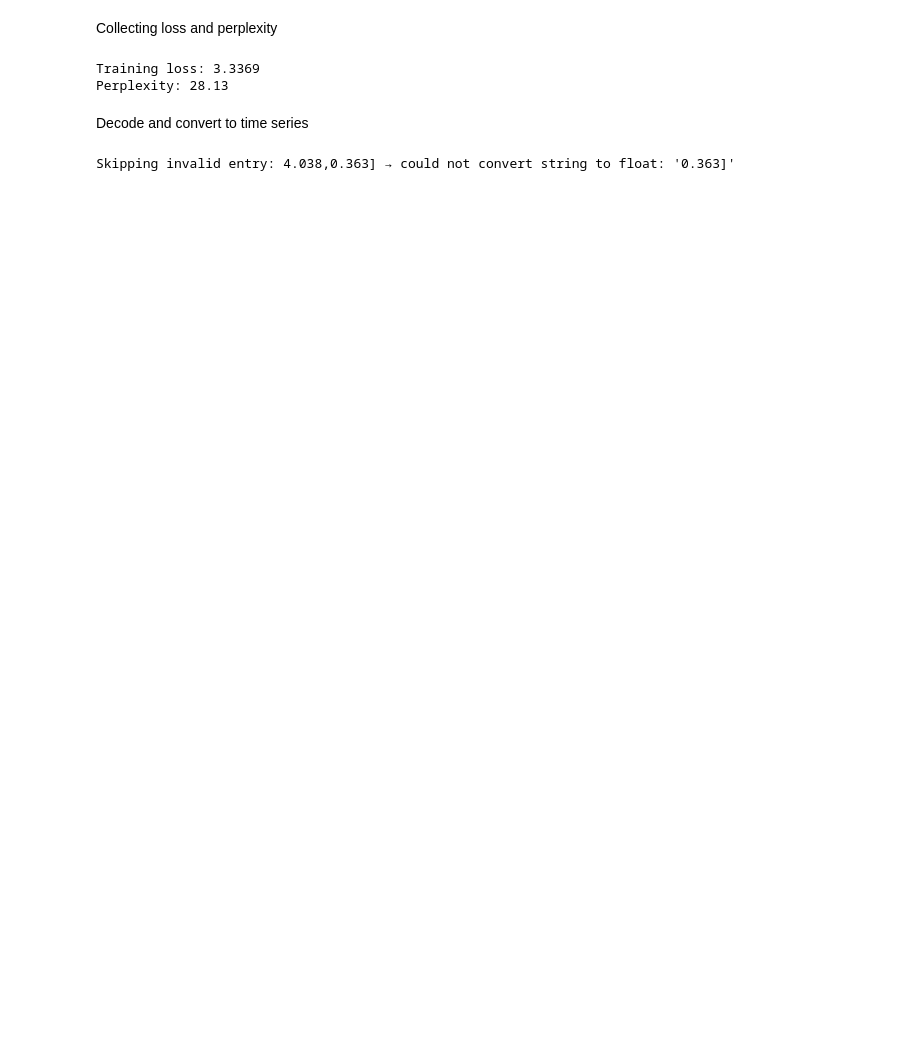
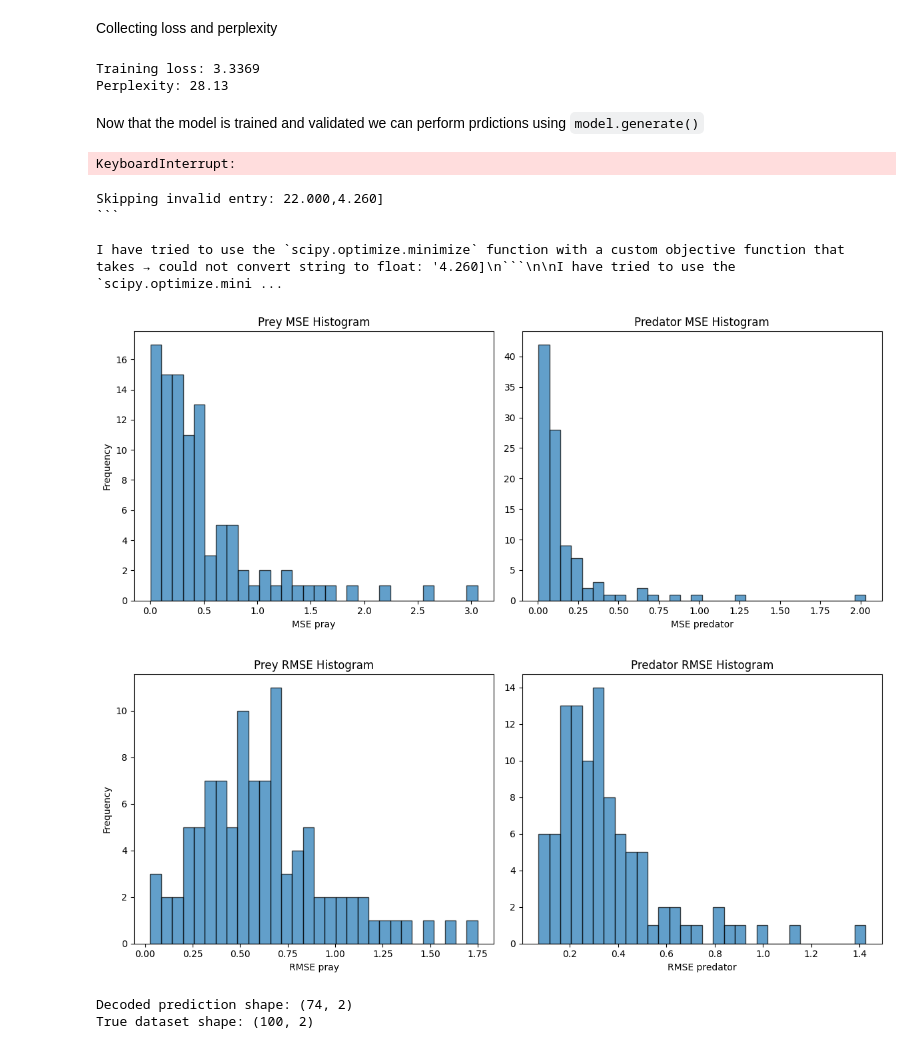
Before and after one commit to MatteoMancini01/M2_Cw, a Jupyter notebook: training_lora.ipynb, the cells around one changed output. Drawn from its saved outputs; the diff is of its cells as text; code cells hidden in the pictures; blank space fills up the shorter version.

````diff
--- a/training_lora.ipynb
+++ b/training_lora.ipynb
@@ -197,10 +157,0 @@ for i in range(len(tok_val_texts_70)):
-# %% [markdown]
-Decode and convert to time series
-# %%
-predictions_decoded = []
-
-for i in range(len(tok_val_texts_70)):
-    decoded_output = string_to_array(tokenizer.decode(predictions_encoded[i][0], skip_special_tokens=True))
-    predictions_decoded.append(decoded_output)
-# %% [output]
-Skipping invalid entry: 4.038,0.363] → could not convert string to float: '0.363]'
@@ -218,29 +158,91 @@ for i in range(len(predictions_decoded)):
+# %% [markdown]
+Now that the model is trained and validated we can perform prdictions using `model.generate()`
+# %%
+# Unwrap the model from Accelerate (optional) and move to GPU
+model = accelerator.unwrap_model(model)
+model.to("cuda")
+model.eval()
+
+predictions_encoded = []
+
+# Loop over each validation sample for generation
+for i in tqdm(range(len(tok_val_texts_70)), desc="Generating predictions"):
+
+    # Extract tokenized input and attention mask for system i
+    input_ids = tok_val_texts_70[i]["input_ids"].to(model.device)
+    attention_mask = tok_val_texts_70[i]["attention_mask"].to(model.device)
+
+    # Use model.generate() to predict the next tokens
+    output = model.generate(
+        input_ids=input_ids,                 # Input sequence (first 70 timesteps)
+        attention_mask=attention_mask,       # Mask to ignore padding tokens
+        min_new_tokens=225,                   # Force at least 30 new tokens to be generated
+        max_new_tokens=250,                   # Upper bound to avoid runaway generation
+        do_sample=False,                     # Use deterministic decoding (greedy search)
+        eos_token_id=tokenizer.eos_token_id  # Stop generation at EOS if it appears
+    )
+
+    # Append generated output to the list (will decode later)
+    predictions_encoded.append(output)
+# %% [output]
+KeyboardInterrupt:
 # %%
+predictions_decoded = []
+
+for i in range(len(tok_val_texts_70)):
+    decoded_output = string_to_array(tokenizer.decode(predictions_encoded[i][0], skip_special_tokens=True))
+    predictions_decoded.append(decoded_output)
+
+predicted_output = []
+true_values = []
+# Collecting the last 30 pair from each array
+for i in range(len(predictions_decoded)):
+    sub_output = predictions_decoded[i]
+    sub_output_min_30 = sub_output[70:]
+    true_v = true_val_values[i]
+    true_v_min_30 = true_v[70:]
+    predicted_output.append(sub_output_min_30)
+    true_values.append(true_v_min_30)
+
+# Computing MSE
 MSE_values = []
-
 
 for i in range(len(true_values)):
 
     # Truncate to match the shorter list
     min_length = min(len(predicted_output[i]), len(true_values[i]))
     pr_out = predicted_output[i][:min_length]
     true_val = true_values[i][:min_length]
 
     # Compute the MSE
     mse_prey = mean_absolute_error(pr_out[:,0], true_val[:,0]) # Computing MSE for prey
     mse_predator = mean_absolute_error(pr_out[:,1], true_val[:,1]) # Computing MSE for predator
     MSE_values.append([mse_prey, mse_predator])
 
 # Computing RMSE
 RMSE_values = np.sqrt(MSE_values)
 
 df_MSE_values = pd.DataFrame({
     "system_id": np.arange(len(MSE_values)),
     "MSE for prey": np.array(MSE_values)[:, 0],  # Flatten prey values
     "MSE for predator": np.array(MSE_values)[:, 1]  # Flatten predator values
 })
 df_RMSE_values = pd.DataFrame({
     "system_id": np.arange(len(MSE_values)),
     "RMSE for prey": RMSE_values[:, 0],  # Flatten prey values
     "RMSE for predator": RMSE_values[:, 1]  # Flatten predator values
 })
+
+from src.plotting import PlotProject
+PlotProject.plot_hist_MSE(df_MSE_values,bins=30) # Plotting MSE distribution
+PlotProject.plot_hist_RMSE(df_RMSE_values,bins=30) # Plotting RMSE distribution
+pred_vs_true_visualisation(predictions_decoded, true_val_values, 0)
+# %% [output]
+Skipping invalid entry: 22.000,4.260]
+```
+
+I have tried to use the `scipy.optimize.minimize` function with a custom objective function that takes → could not convert string to float: '4.260]\n```\n\nI have tried to use the `scipy.optimize.mini ...
+[figure, added]
+[figure, added]
+Decoded prediction shape: (74, 2)
+True dataset shape: (100, 2)
````
Also changed, not shown: parts of 9 cells of this notebook.
